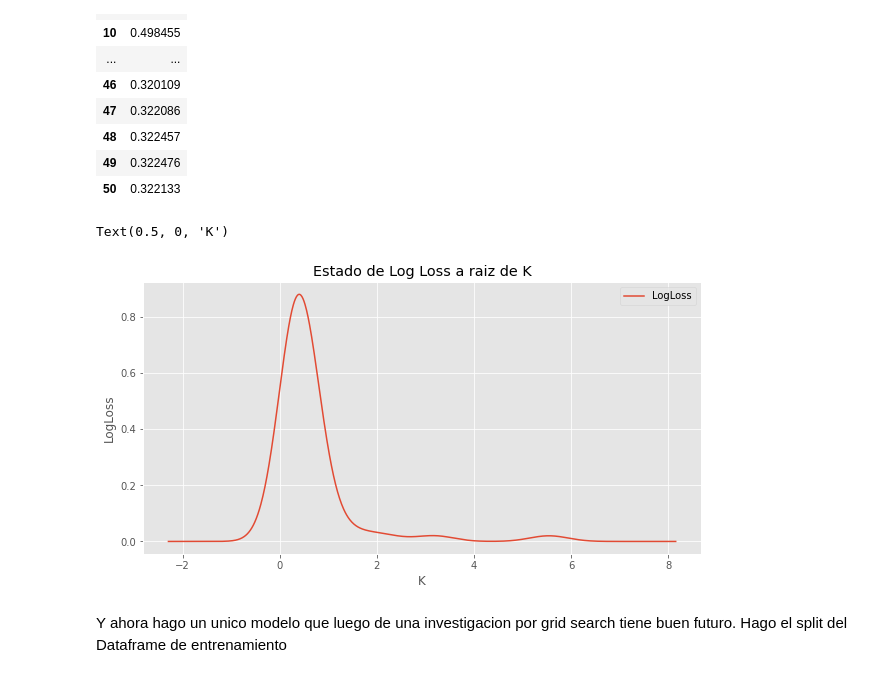
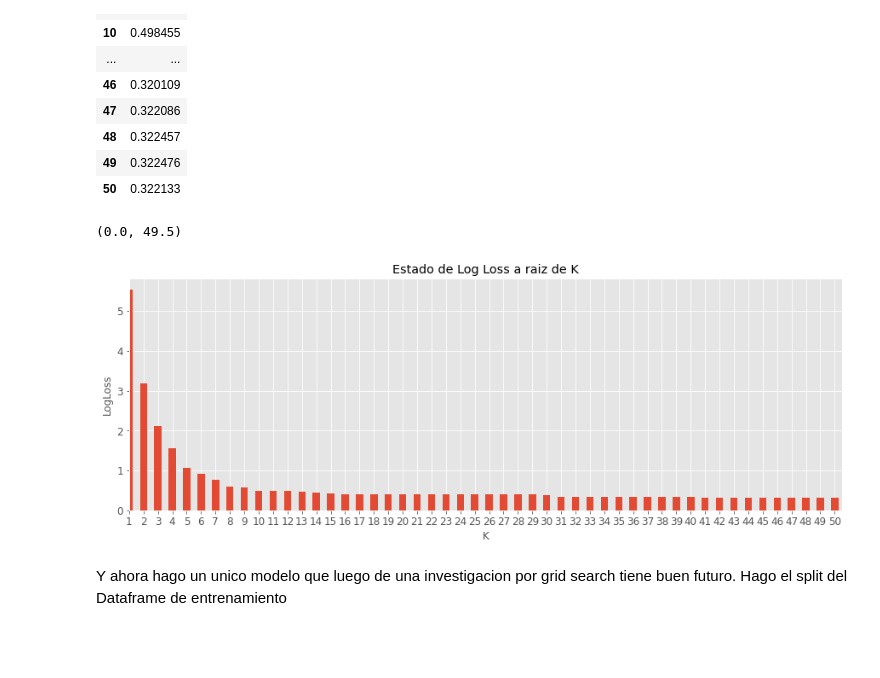
Before and after one commit to BautistaXifro/Machine-Learning-Datos, a Jupyter notebook: KNN/KNN_FINAL.ipynb, the cells around one changed output. Cells and saved outputs as stored; diff of their text form; code cells hidden in the pictures; blank space fills up the shorter version.

```diff
--- a/KNN/KNN_FINAL.ipynb
+++ b/KNN/KNN_FINAL.ipynb
@@ -146,13 +146,14 @@ error
 | 49 | 0.322476 |
 | 50 | 0.322133 |
 # %%
-graf1 = error.plot(kind='density', figsize=(10,5), rot=360, title='Estado de Log Loss a raiz de K')
+graf1 = error['LogLoss'].plot(kind='bar', figsize=(15,5), rot=360, title='Estado de Log Loss a raiz de K')
 ax = plt.gca()
 ax.set_ylabel('LogLoss')
 ax.set_xlabel('K')
+ax.set_xlim(0)
 # %% [output]
-Text(0.5, 0, 'K')
+(0.0, 49.5)
-[figure, old version]
+[figure, new version]
 # %% [markdown]
 Y ahora hago un unico modelo que luego de una investigacion por grid search tiene buen futuro.
 Hago el split del Dataframe de entrenamiento
```
Also changed, not shown: parts of 1 cell of this notebook.
